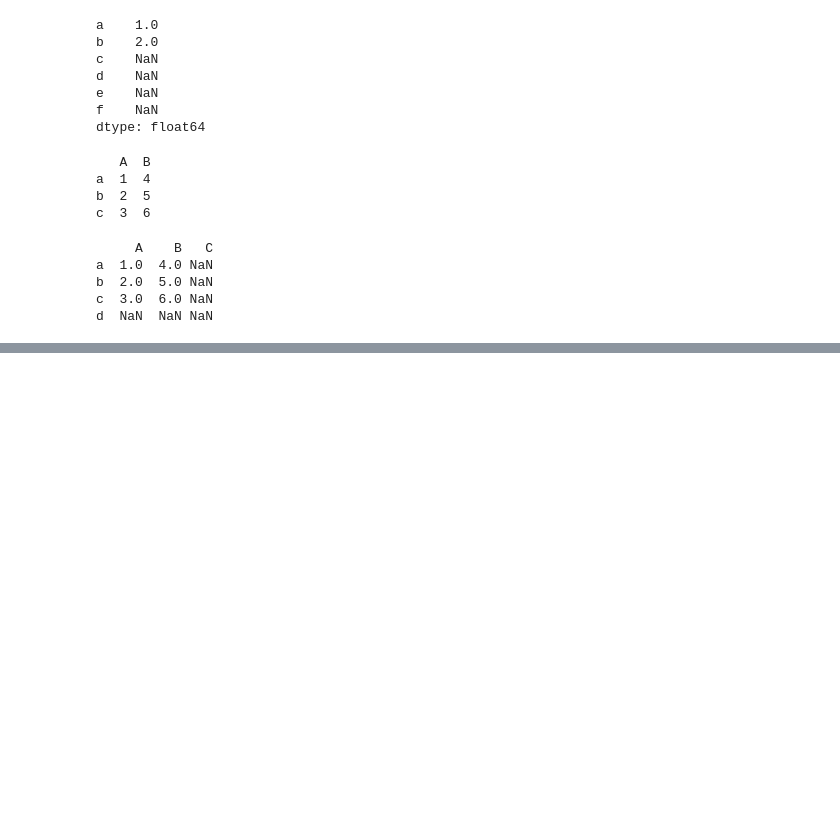
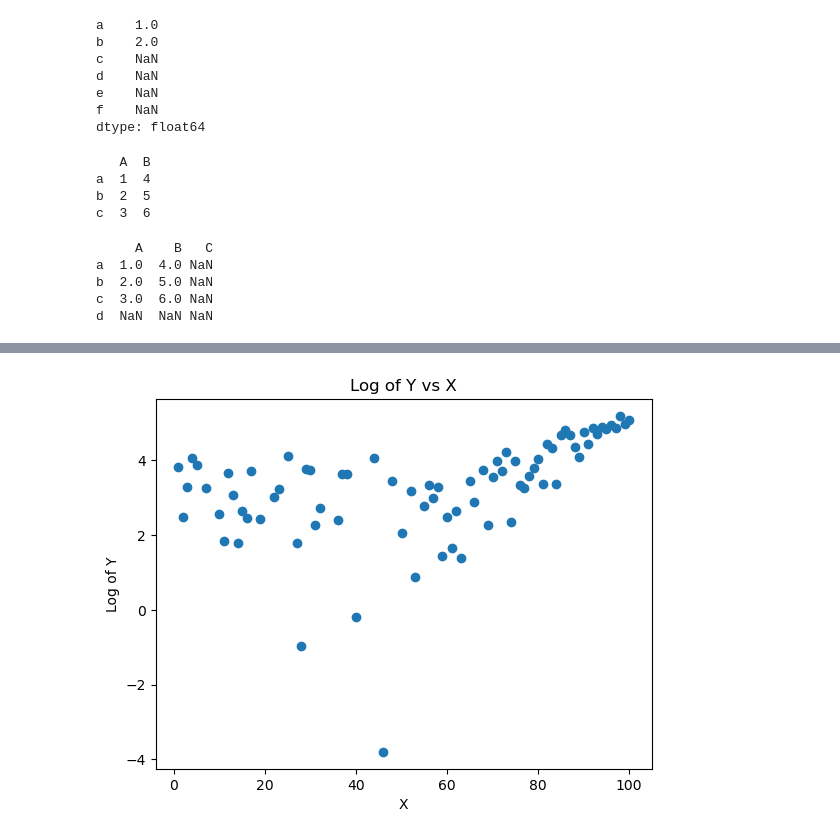
Before and after one commit to q-tong/CS405-605-Data-Science, a Jupyter notebook: Spring2024/Lecture/1.Pandas/example illustration.ipynb, the cells around one changed output, grey strips where cells are left out. Saved outputs shown, nothing was run; the diff lists cells and outputs as text; code cells hidden in the pictures; blank space fills up the shorter version.

```diff
--- a/Spring2024/Lecture/1.Pandas/example illustration.ipynb
+++ b/Spring2024/Lecture/1.Pandas/example illustration.ipynb
@@ -55,0 +154,11 @@ d  NaN  NaN NaN
+# %%
+# Applying log transformation to 'Y'
+df['Log_Y'] = np.log(df['Y'] + 1)  # Adding 1 to avoid log(0)
+
+plt.scatter(df['X'], df['Log_Y'])
+plt.xlabel('X')
+plt.ylabel('Log of Y')
+plt.title('Log of Y vs X')
+plt.show()
+# %% [output]
+[figure, added]
```
Also changed, not shown: parts of 12 cells of this notebook, 5 other files.
